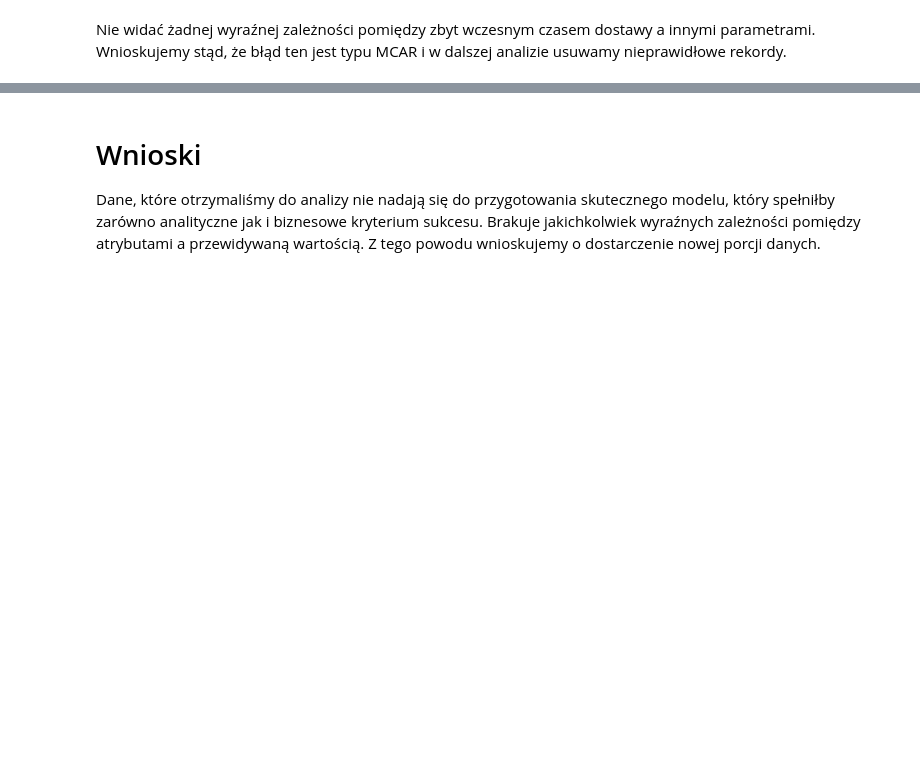
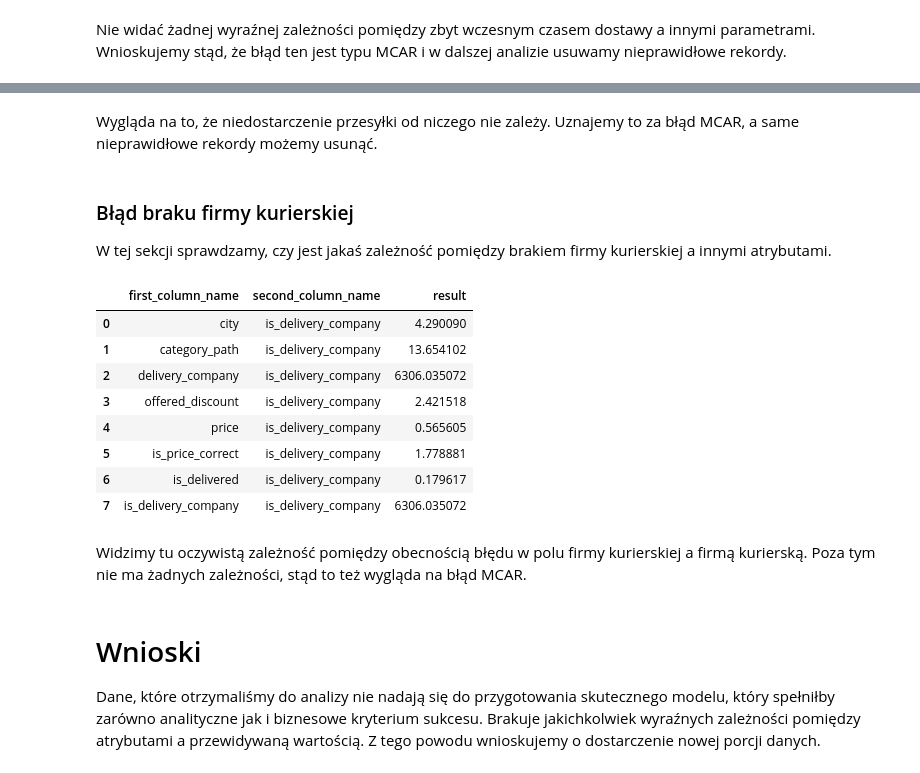
Before and after one commit to plibera/IUM_Project, a Jupyter notebook: dataAnalysis.ipynb, the cells around one changed output, grey strips where cells are left out. Drawn from its saved outputs; the diff is of its cells as text; code cells hidden in the pictures; blank space fills up the shorter version.

Commit message:
Analyse more errors

```diff
--- a/dataAnalysis.ipynb
+++ b/dataAnalysis.ipynb
@@ -505,10 +506,18 @@ def constructChi2Table(dataframe, dataframe_name, second_column_name, bin_value)
     chi2_results = chi2_results.append(chi2_test("delivery_company", second_column_name, dataframe_name=dataframe_name, bins=[-1, bin_value]), ignore_index=True)
     chi2_results = chi2_results.append(chi2_test("offered_discount", second_column_name, dataframe_name=dataframe_name, bins=[-1, bin_value]), ignore_index=True)
     chi2_results = chi2_results.append(chi2_test("price", second_column_name, dataframe_name=dataframe_name, bins=[100, bin_value]), ignore_index=True)
+
+    #for full correlations
     if "delivery_time_h" in dataframe:
         chi2_results = chi2_results.append(chi2_test("delivery_time_h", second_column_name, dataframe_name=dataframe_name, bins=[100, bin_value]), ignore_index=True)
     if "is_delivery_after_purchase" in dataframe:
         chi2_results = chi2_results.append(chi2_test("is_delivery_after_purchase", second_column_name, dataframe_name=dataframe_name, bins=[-1, bin_value]), ignore_index=True)
+    if "is_price_correct" in dataframe:
+        chi2_results = chi2_results.append(chi2_test("is_price_correct", second_column_name, dataframe_name=dataframe_name, bins=[-1, bin_value]), ignore_index=True)
+    if "is_delivered" in dataframe:
+        chi2_results = chi2_results.append(chi2_test("is_delivered", second_column_name, dataframe_name=dataframe_name, bins=[-1, bin_value]), ignore_index=True)
+    if "is_delivery_company" in dataframe:
+        chi2_results = chi2_results.append(chi2_test("is_delivery_company", second_column_name, dataframe_name=dataframe_name, bins=[-1, bin_value]), ignore_index=True)
 
     return chi2_results
 # %% [markdown]
@@ -556,0 +569,14 @@ Nie widać żadnej wyraźnej zależności pomiędzy zbyt wczesnym czasem dostawy
+# %%
+#First we have to transform our data - note that we choose dataframe containing all original rows
+
+min_price = 0
+max_price = 10**5
+
+#create column informing about error
+projectedDataDF["is_price_correct"] = 1
+
+
+for index, _ in projectedDataDF.iterrows():
+    current_price = projectedDataDF["price"].iloc[index]
+    if current_price > max_price or current_price < min_price:
+        projectedDataDF.at[index, "is_price_correct"] = 0
@@ -556,0 +598,9 @@ Nie widać żadnej wyraźnej zależności pomiędzy zbyt wczesnym czasem dostawy
+# %%
+#First we have to transform our data - note that we choose dataframe containing all original rows
+
+#create column informing about error
+projectedDataDF["is_delivered"] = 1
+
+for index, _ in projectedDataDF.iterrows():
+    if projectedDataDF["delivery_timestamp"].iloc[index] is None:
+        projectedDataDF.at[index, "is_delivered"] = 0
@@ -557,3 +618,31 @@ Nie widać żadnej wyraźnej zależności pomiędzy zbyt wczesnym czasem dostawy
+# %% [markdown]
+Wygląda na to, że niedostarczenie przesyłki od niczego nie zależy. Uznajemy to za błąd MCAR, a same nieprawidłowe rekordy możemy usunąć.
+# %% [markdown]
+### Błąd braku firmy kurierskiej
+W tej sekcji sprawdzamy, czy jest jakaś zależność pomiędzy brakiem firmy kurierskiej a innymi atrybutami.
+# %%
+#First we have to transform our data - note that we choose dataframe containing all original rows
+
+#create column informing about error
+projectedDataDF["is_delivery_company"] = 1
+
+for index, _ in projectedDataDF.iterrows():
+    if pd.isnull(projectedDataDF.at[index, "delivery_company"]):
+        projectedDataDF.at[index, "is_delivery_company"] = 0
+# %%
+constructChi2Table(projectedDataDF, "projectedDataDF", second_column_name="is_delivery_company", bin_value=-1)
+# %% [output]
+|  | first_column_name | second_column_name | result |
+| 0 | city | is_delivery_company | 4.290090 |
+| 1 | category_path | is_delivery_company | 13.654102 |
+| 2 | delivery_company | is_delivery_company | 6306.035072 |
+| 3 | offered_discount | is_delivery_company | 2.421518 |
+| 4 | price | is_delivery_company | 0.565605 |
+| 5 | is_price_correct | is_delivery_company | 1.778881 |
+| 6 | is_delivered | is_delivery_company | 0.179617 |
+| 7 | is_delivery_company | is_delivery_company | 6306.035072 |
+# %% [markdown]
+Widzimy tu oczywistą zależność pomiędzy obecnością błędu w polu firmy kurierskiej a firmą kurierską. Poza tym nie ma żadnych zależności, stąd to też wygląda na błąd MCAR.
 # %% [markdown]
 # Wnioski
 Dane, które otrzymaliśmy do analizy nie nadają się do przygotowania skutecznego modelu, który spełniłby zarówno analityczne jak i biznesowe kryterium sukcesu. Brakuje jakichkolwiek wyraźnych zależności pomiędzy atrybutami a przewidywaną wartością. Z tego powodu wnioskujemy o dostarczenie nowej porcji danych.
```
Also changed, not shown: parts of 8 cells of this notebook.
